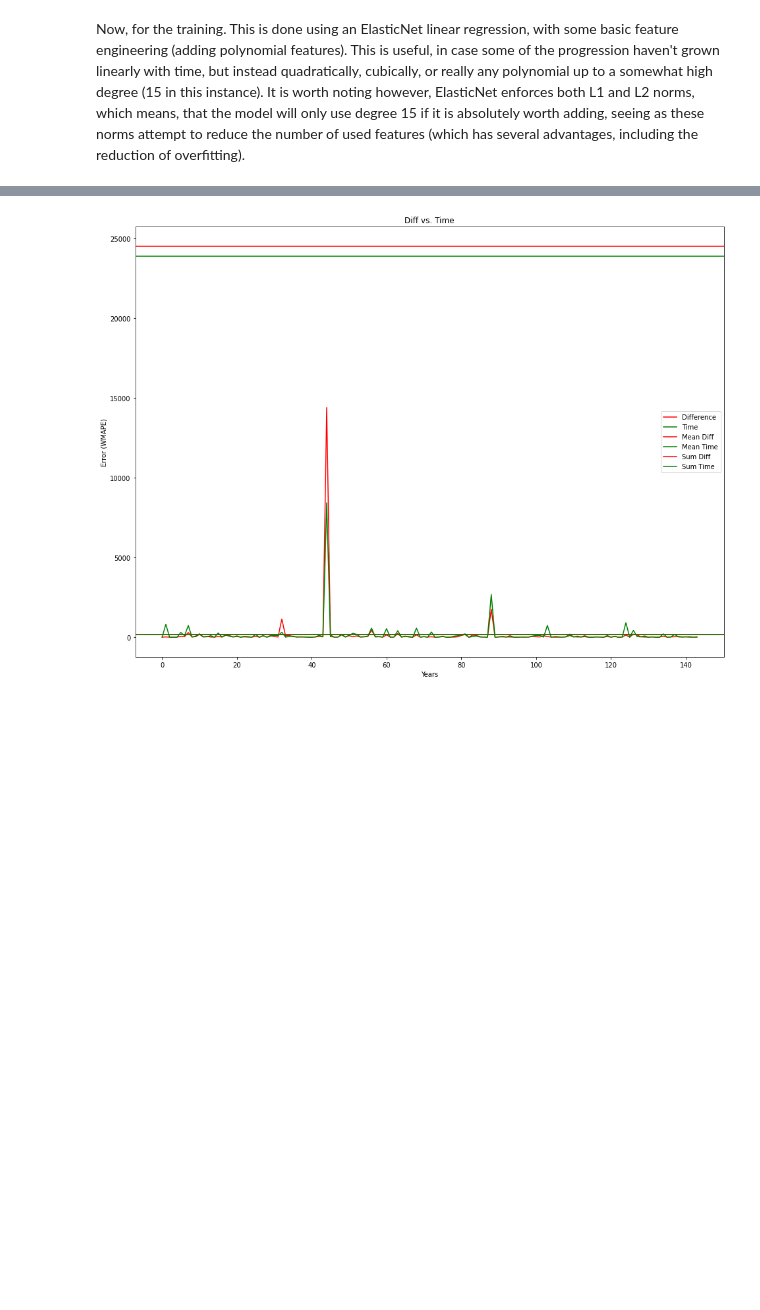
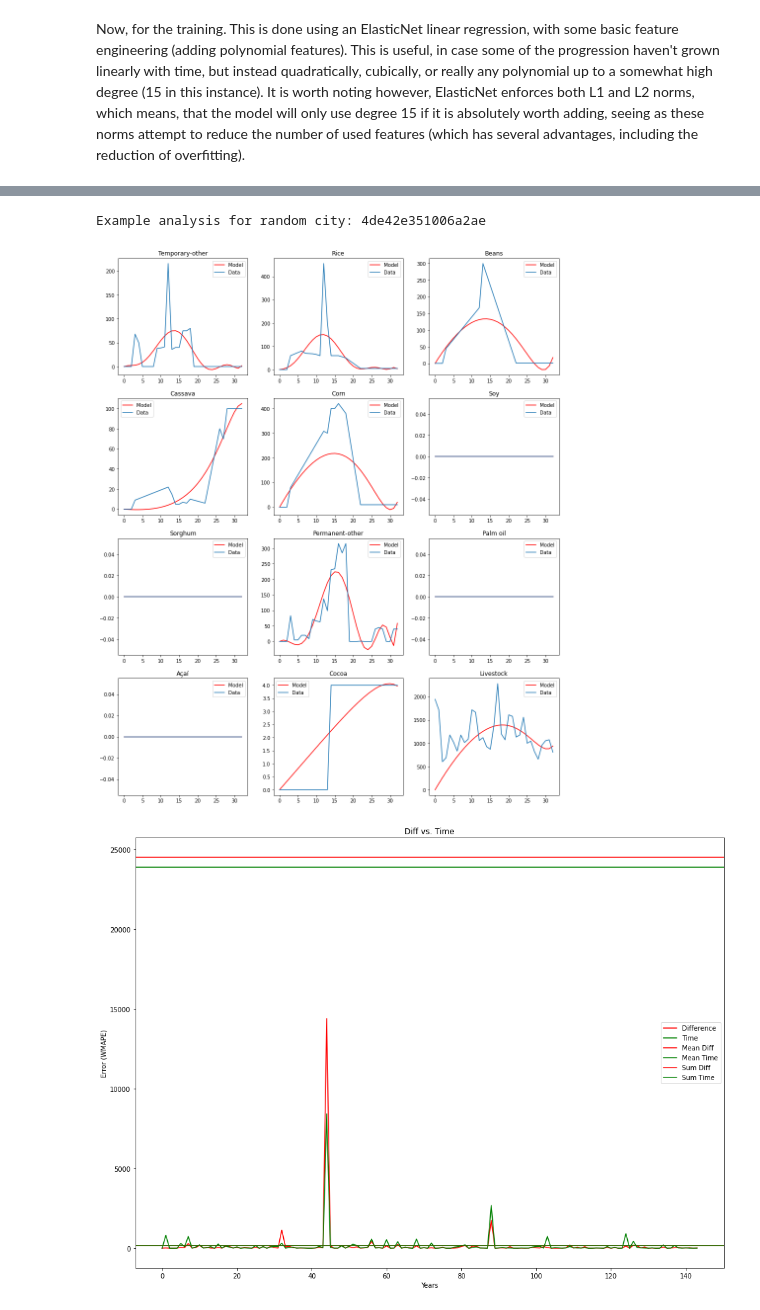
Before and after one commit to CEDipEngineering/BainStrategicChallenge, a Jupyter notebook: city_clustering_v2.ipynb, the cells around one changed output, grey strips where cells are left out. Drawn from its saved outputs; the diff is of its cells as text; code cells hidden in the pictures; blank space fills up the shorter version.

```diff
--- a/city_clustering_v2.ipynb
+++ b/city_clustering_v2.ipynb
@@ -195,7 +203,9 @@ def plot_regressions(dataframe: pd.DataFrame) -> None:
         # Homemade function to separate last 2 years as test for validation
         X_train, y_train, X_test, y_test = train_test_split(p_dataframe)
         # print(f'{X_train.shape=}\n{X_test.shape=}\n{y_train.shape=}\n{y_test.shape=}')
-
+        # If empty:
+        if X_train.shape[0] == 0 or X_test.shape[0] == 0:
+            continue
         # Create polynomial features to capture nuances of data better
         polfeat = PolynomialFeatures(**default_polynomial_feat_params)
         X_train_poly = polfeat.fit_transform(X_train)
@@ -225,8 +235,17 @@ def make_predictions(dataframe: pd.DataFrame):
         p_dataframe = break_by_city(dataframe)[p]
         # Homemade function to separate last 2 years as test for validation
         X_train, y_train, X_test, y_test = train_test_split(p_dataframe)
+        # Unknown product for this city
+        if X_train.shape[0] == 0 or X_test.shape[0] == 0:
+            # Make two predictions of 0
+            if PRODUCTION:
+                predictions.append([[int(t), p, 0.0] for t in X_test.T[0]])
+            else:
+                predictions.append([[0, 0],[0, 0]])
+            continue
+        # print(p)
+        # print(X_test.T)
         # print(f'{X_train.shape=}\n{X_test.shape=}\n{y_train.shape=}\n{y_test.shape=}')
-        # print(X_test.T)
         # Create polynomial features to capture nuances of data better
         polfeat = PolynomialFeatures(**default_polynomial_feat_params)
         X_train_poly = polfeat.fit_transform(X_train)
@@ -335,3 +356,23 @@ pred_df = make_score_for_city(city, show_graphs=True);
+# %%
+with ThreadPool(16) as p:
+    a = p.map(make_score_for_city, UNIQUE_CITY_CODES)
+
+if PRODUCTION:
+    final_df = pd.concat(a).sort_values('city_code').reset_index().drop('index', axis=1)
+    final_df.to_csv('./results/LG65VP.csv')
+else:
+    print(f"Total acumulated WMAPE error for parameters {DIFF=}, Polynomial Features Degree:={default_polynomial_feat_params['degree']}: {sum(a)}")
+    if DIFF:
+        pd.DataFrame([[a,b] for a, b in zip(a, UNIQUE_CITY_CODES)],columns=['WMAPE', 'city_code']).to_csv('./results/city_clustering_v2_diff.csv')
+    else:
+        pd.DataFrame([[a,b] for a, b in zip(a, UNIQUE_CITY_CODES)],columns=['WMAPE', 'city_code']).to_csv('./results/city_clustering_v2.csv')
+
+city = np.random.choice(UNIQUE_CITY_CODES)
+print("Example analysis for random city: {0}".format(city))
+pred_df = make_score_for_city(city, show_graphs=True);
+# %% [output]
+Example analysis for random city: 4de42e351006a2ae
+[figure, added]
 # %%
 # Analyse if DIFF helps
 df_diff = pd.read_csv('./results/city_clustering_v2_diff.csv', index_col = 0).sort_values('city_code').reset_index().drop('index', axis=1)
```
Also changed, not shown: parts of 4 cells of this notebook, 1 other file.
